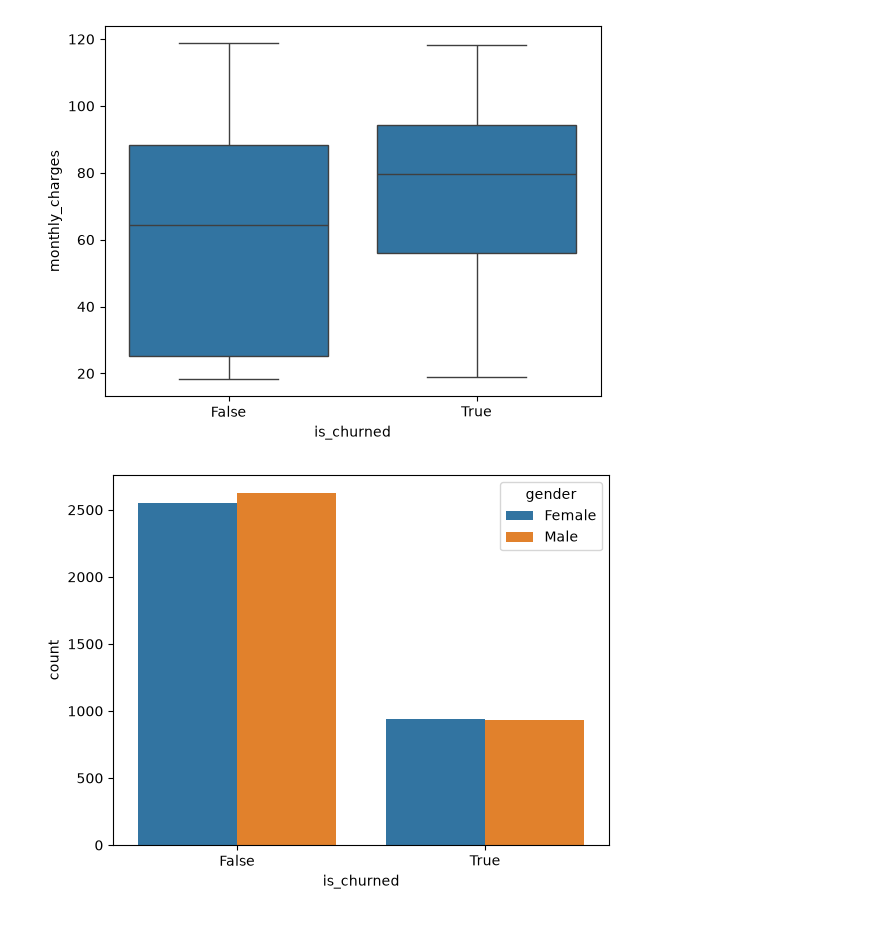
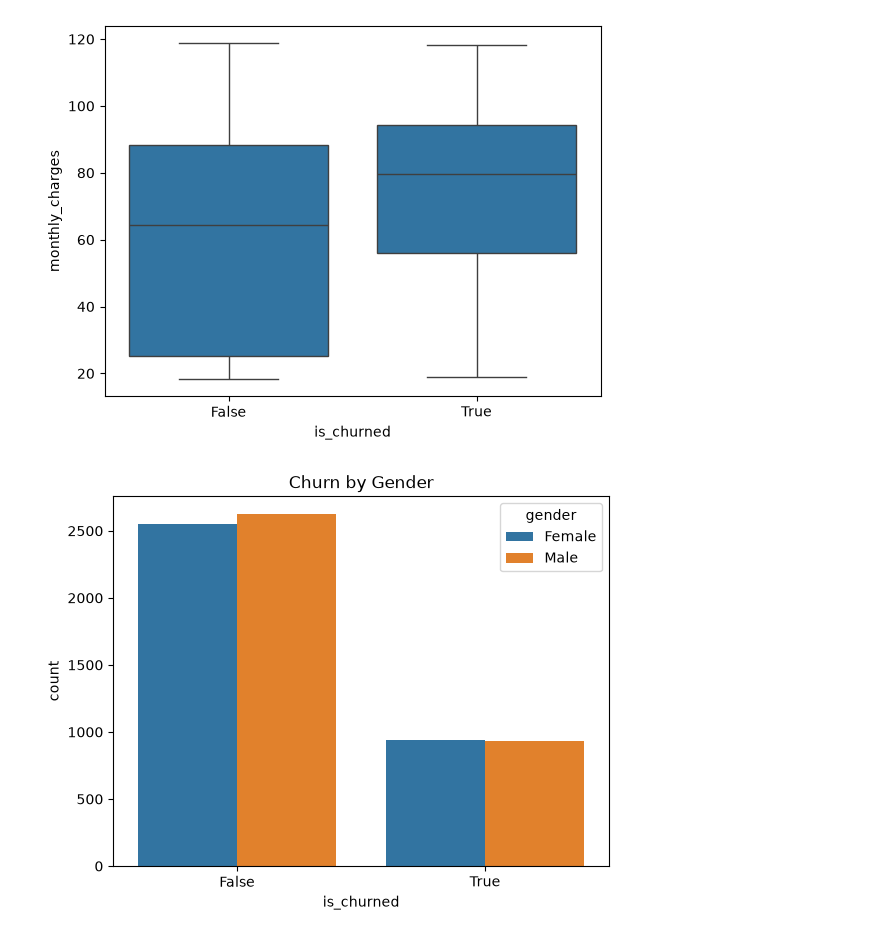
Before and after one commit to vdd11/customer_churn_analysis, a Jupyter notebook: notebooks/01_eda.ipynb, the cells around one changed output. Drawn from its saved outputs; the diff is of its cells as text; code cells hidden in the pictures.

```diff
--- a/notebooks/01_eda.ipynb
+++ b/notebooks/01_eda.ipynb
@@ -77,6 +77,7 @@ plt.show()
 [figure]
 # %%
 sns.countplot(data = df, x = 'is_churned', hue = 'gender')
+plt.title('Churn by Gender')
 plt.show()
 # %% [output]
-[figure, old version]
+[figure, new version]
```
Also changed, not shown: parts of 4 cells of this notebook, 2 other files.
